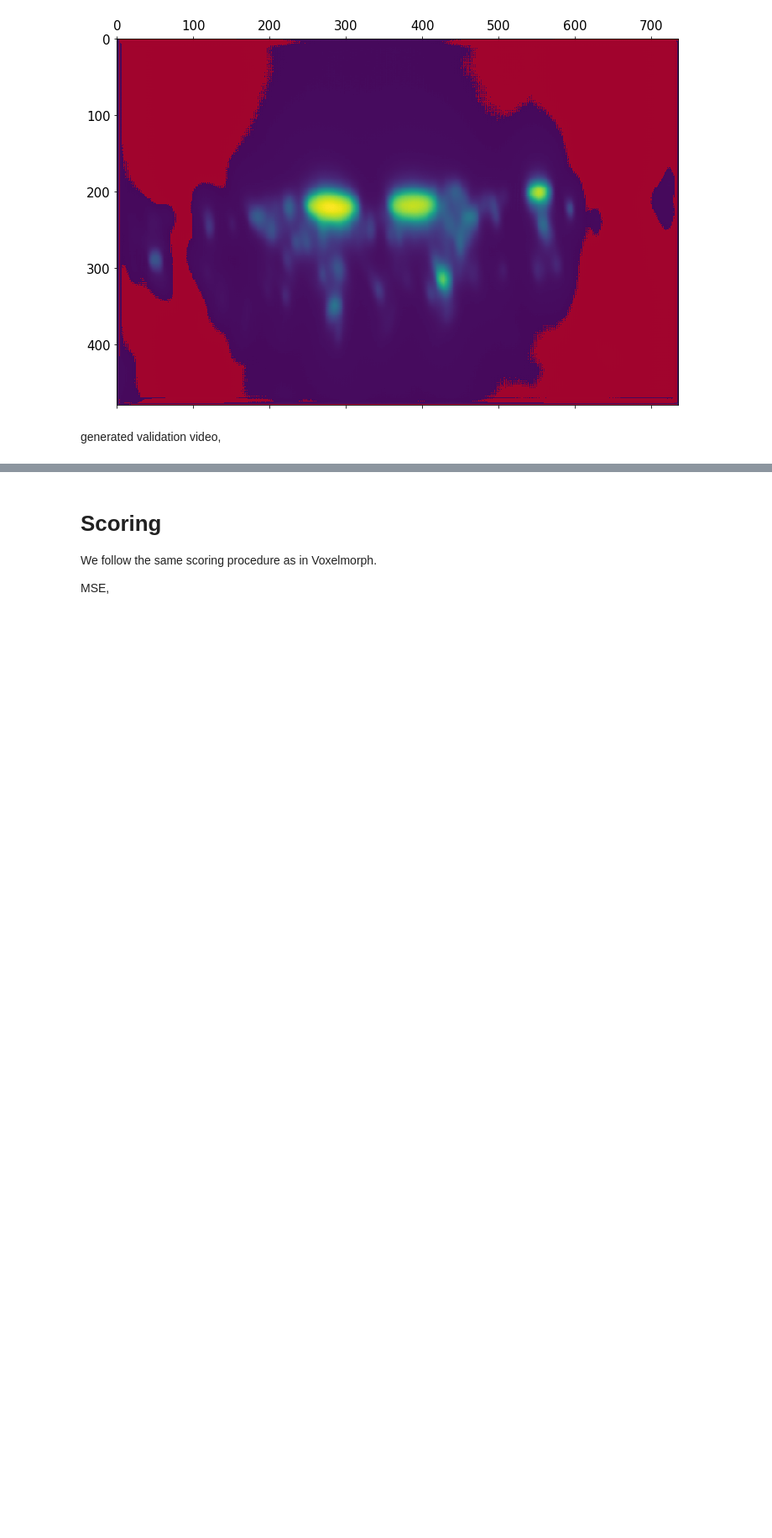
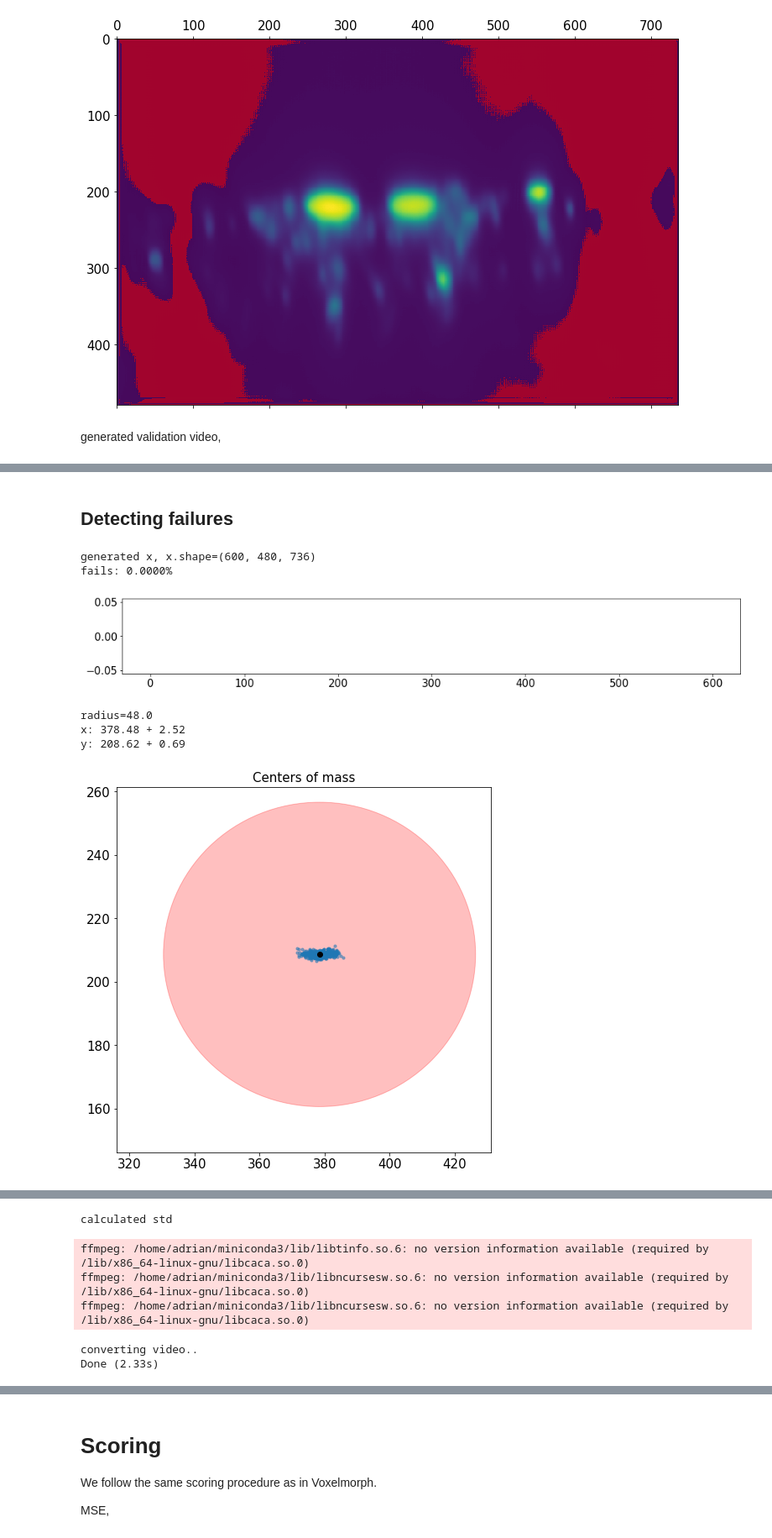
Before and after one commit to Sager611/stabilize2p, a Jupyter notebook: notebooks/train-voxelmorph.ipynb, the cells around one changed output, grey strips where cells are left out. Shown at 84% size. Drawn from its saved outputs; the diff is of its cells as text; code cells hidden in the pictures; blank space fills up the shorter version.

```diff
--- a/notebooks/train-voxelmorph.ipynb
+++ b/notebooks/train-voxelmorph.ipynb
@@ -407,0 +453,61 @@ Video('../bin/train-voxelmorph.out/validation-video.mov')
+# %% [markdown]
+## Detecting failures
+# %%
+from scipy.stats import norm
+from tqdm import tqdm
+from stabilize2p import threshold
+from stabilize2p.utils import plot_centers
+from stabilize2p.metrics import MSE, NCC, COM
+from matplotlib.patches import Patch
+
+path = orig_examples[0]
+keys = [range(1000, 1600)]
+
+x = []
+for (ins, _) in tqdm(vxm_data_generator(path, keys=keys, training=False)):
+    batch, _ = ins
+    x += [batch]
+x = np.concatenate(x, axis=0)[..., 0]
+print(f'generated x, {x.shape=}')
+
+fails = COM(x, return_all=True)
+print(f'fails: {np.sum(fails)*100:.4f}%')
+
+plt.figure(figsize=(16, 2))
+plt.bar(np.arange(fails.size), fails.astype(int), color='tab:red')
+plt.show()
+
+plt.figure(figsize=(8, 8))
+plot_centers(x, s=10)
+
+mse = MSE(x, ref='previous', return_all=True)
+
+_, ax = plt.subplots(1, 1, figsize=(12, 10))
+ax.matshow(x[0])
+plt.title(f'Reference | i: {0} MSE: {mse[0]:,.0f}')
+plt.show()
+
+idx = np.where(fails)[0]
+for i, outlier_frame in enumerate(x[idx][:5]):
+    _, ax = plt.subplots(1, 1, figsize=(12, 10))
+    ax.matshow(x[0], cmap='Blues')
+    ax.matshow(outlier_frame, cmap='Reds', alpha=0.5)
+
+    ax.legend(handles=[
+        Patch(facecolor='tab:blue', label='reference'),
+        Patch(facecolor='tab:red', label='outlier')
+    ])
+
+    plt.title(f'i: {idx[i]} MSE: {mse[idx[i]]:,.0f}')
+    plt.show()
+
+make_video('out', frame_gen(x))
+Video('out.mov')
+# %% [output]
+generated x, x.shape=(600, 480, 736)
+fails: 0.0000%
+[figure, added]
+radius=48.0
+x: 378.48 + 2.52
+y: 208.62 + 0.69
+[figure, added]
@@ -407,0 +515,6 @@ Video('../bin/train-voxelmorph.out/validation-video.mov')
+calculated std
+ffmpeg: /home/adrian/miniconda3/lib/libtinfo.so.6: no version information available (required by /lib/x86_64-linux-gnu/libcaca.so.0)
+ffmpeg: /home/adrian/miniconda3/lib/libncursesw.so.6: no version information available (required by /lib/x86_64-linux-gnu/libcaca.so.0)
+ffmpeg: /home/adrian/miniconda3/lib/libncursesw.so.6: no version information available (required by /lib/x86_64-linux-gnu/libcaca.so.0)
+converting video..
+Done (2.33s)
```
Also changed, not shown: parts of 12 cells of this notebook, 16 other files.
